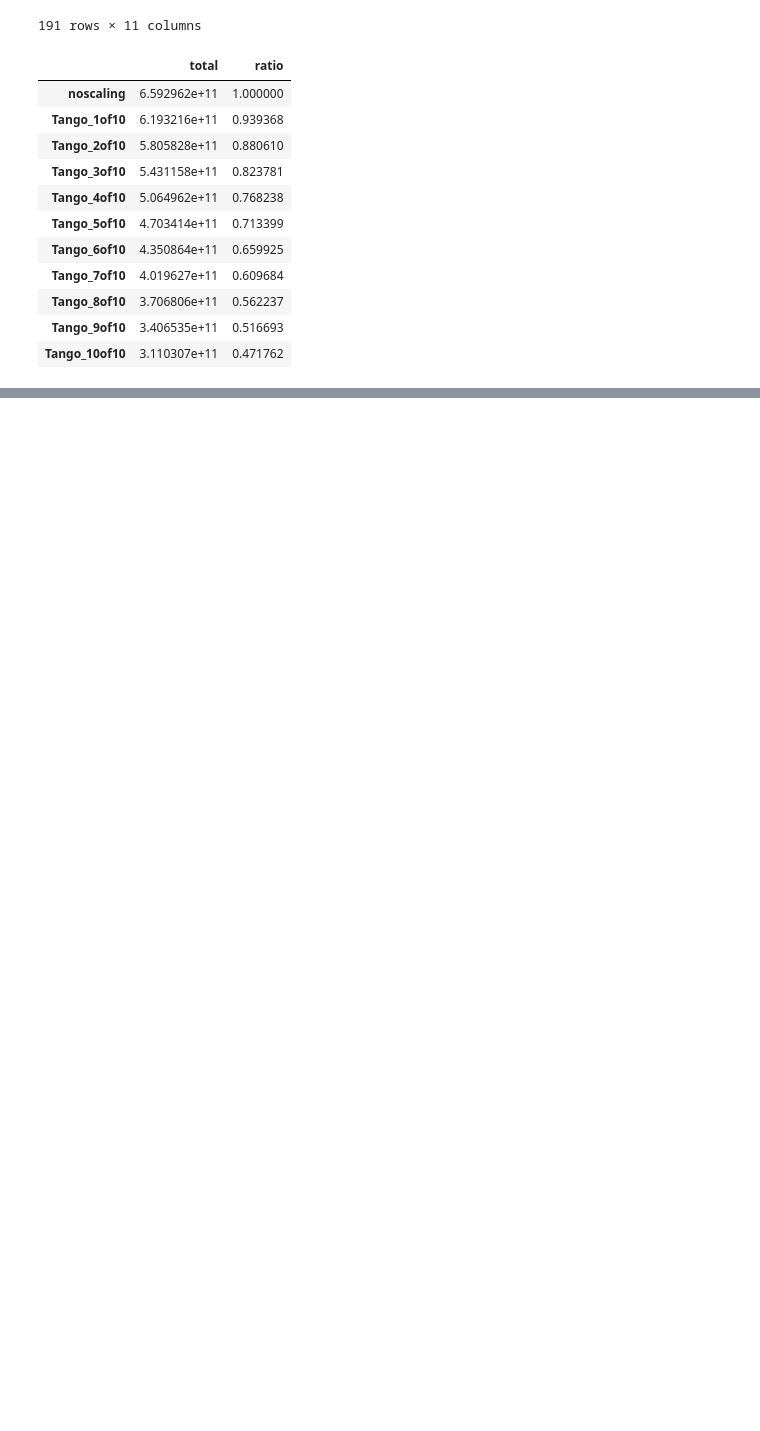
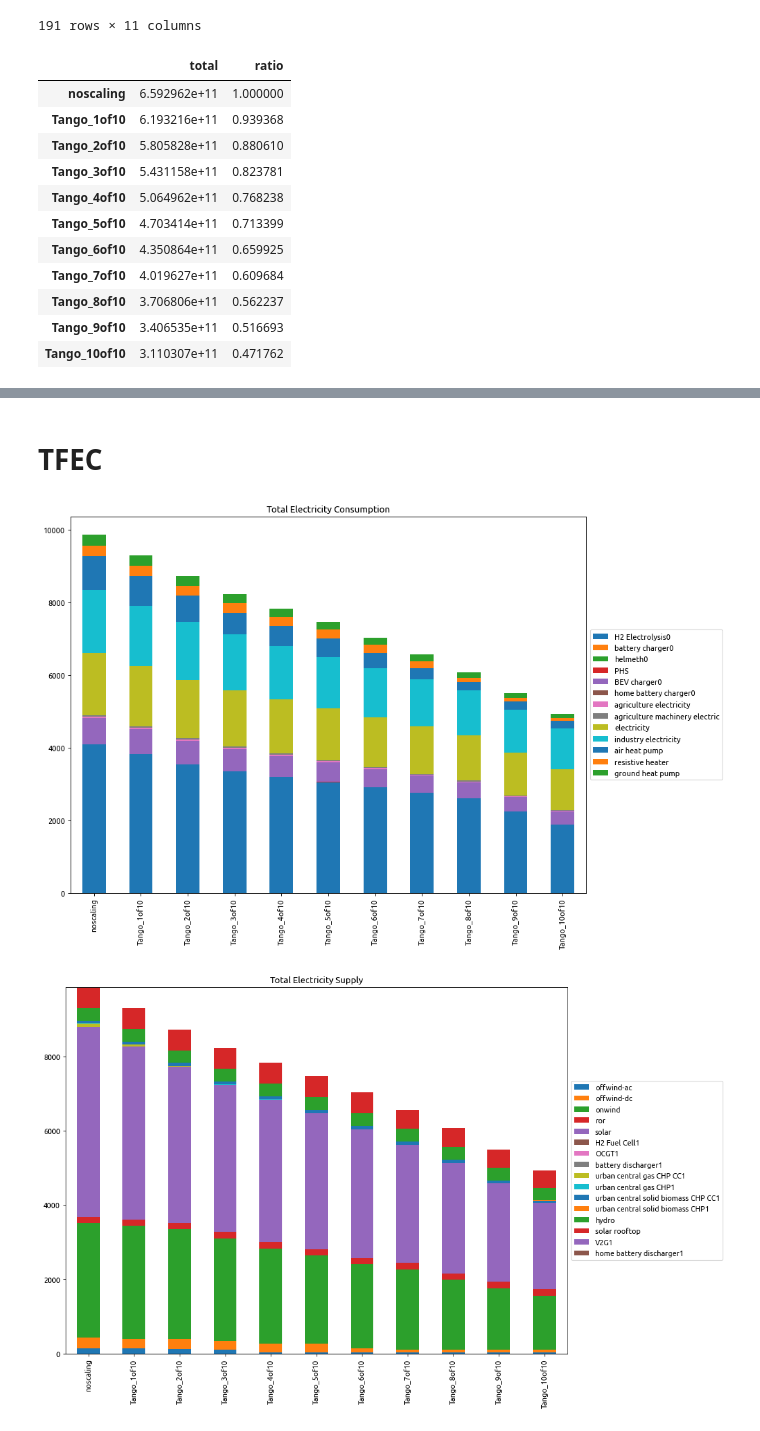
Before and after one commit to PyPSA/pypsa-eur-sec, a Jupyter notebook: basic_analysis.ipynb, the cells around one changed output, grey strips where cells are left out. Cells and saved outputs as stored; diff of their text form; code cells hidden in the pictures; blank space fills up the shorter version.

```diff
--- a/basic_analysis.ipynb
+++ b/basic_analysis.ipynb
@@ -43,3 +43,12 @@ def normalize_csv(file):
     if not os.path.exists(os.getcwd()+'/'+csvdir+outdir):
         os.mkdir(os.getcwd()+'/'+csvdir+outdir)
     datanorm.to_csv(csvdir+outdir+file+'_normalized.csv',float_format="%.4f")
+
+def aggregate_heat(df,heat_sources):
+    #df
+    #heat_sources = ['air heat pump','resistive heater','ground heat pump']
+    for s in heat_sources:
+        inds = [i for i in df.index if s in i]
+        df = pd.concat([df,pd.DataFrame({s : df.loc[inds].sum() }).T],axis=0)
+        df = df.drop(inds)
+    return df
@@ -157,0 +120,38 @@ plt.plot(nold.generators_t.p["EU gas"])
+# %% [markdown]
+# TFEC
+# %%
+## Electricity Supply and Demand
+
+elec_all = load_data("supply_energy").loc[["AC","low voltage"]]
+
+elec_d = elec_all.loc[[i for i in elec_all.index if elec_all.loc[i]['noscaling']<0]]*-1
+elec_d = elec_d.droplevel(["scale","Unnamed: 1"])
+
+elec_s = elec_all.loc[[i for i in elec_all.index if elec_all.loc[i]['noscaling']>0]]
+elec_s = elec_s.droplevel(["scale","Unnamed: 1"])
+
+
+heat_sources = ['air heat pump','resistive heater','ground heat pump']
+elec_d = aggregate_heat(elec_d,heat_sources)
+elec_d.drop(["electricity distribution grid0","AC1","DC1"],inplace=True) # false variables
+elec_d = elec_d/1e6 # convert to TWh
+
+elec_s = elec_s/1e6 # convert to TWh
+elec_s.drop(["electricity distribution grid1","AC0","DC0"],inplace=True) # false variable
+
+
+f = plt.figure(figsize=(12, 9), dpi=80)
+plt.title('Total Electricity Consumption', color='black')
+elec_d.T.plot(kind='bar', stacked=True, ax=f.gca())
+plt.legend(loc='center left', bbox_to_anchor=(1.0, 0.5))
+plt.show()
+#ax = elec_d.T.plot.bar(stacked=True)
+
+f2 = plt.figure(figsize=(12, 9), dpi=80)
+plt.title('Total Electricity Supply', color='black')
+elec_s.T.plot(kind='bar', stacked=True, ax=f2.gca())
+plt.legend(loc='center left', bbox_to_anchor=(1.0, 0.5))
+plt.show()
+# %% [output]
+[figure, added]
+[figure, added]
```
Also changed, not shown: parts of 15 cells of this notebook, 4 other files.
